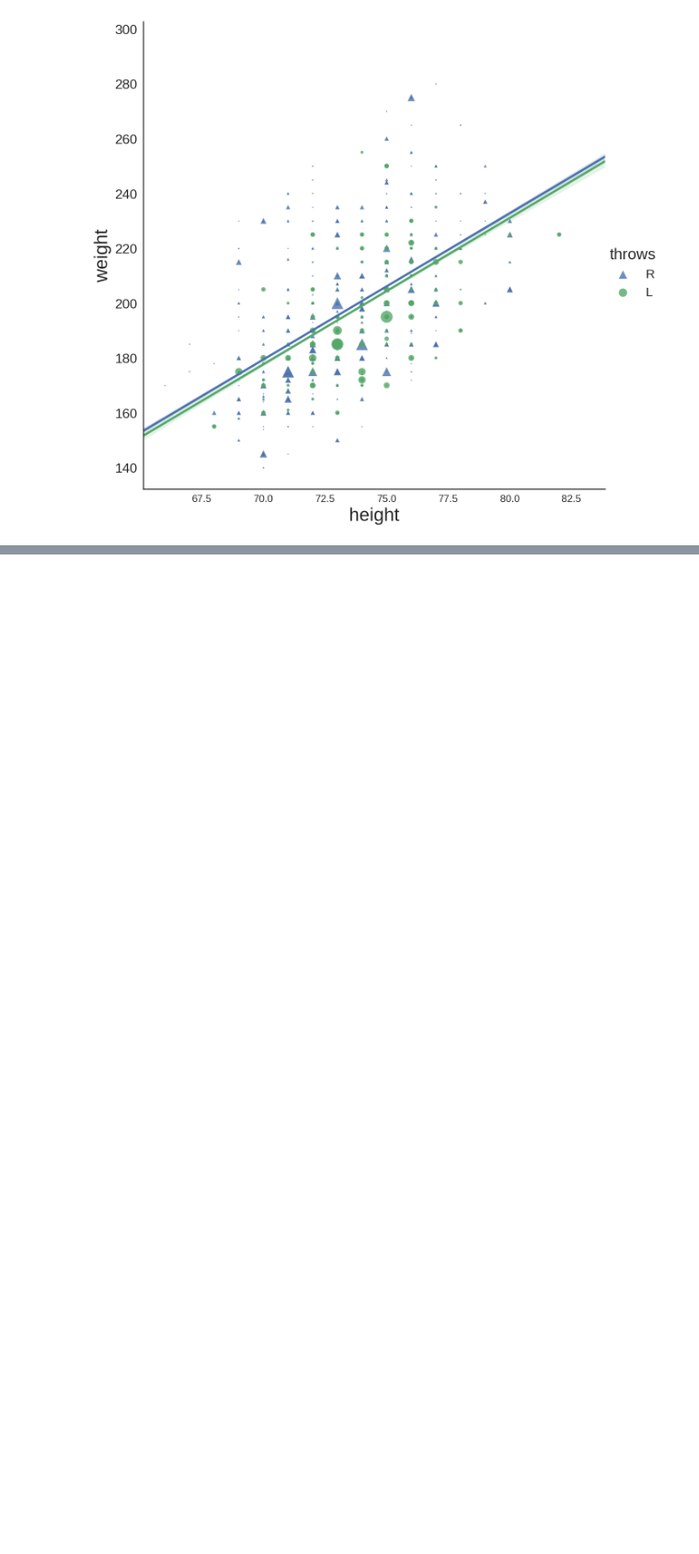
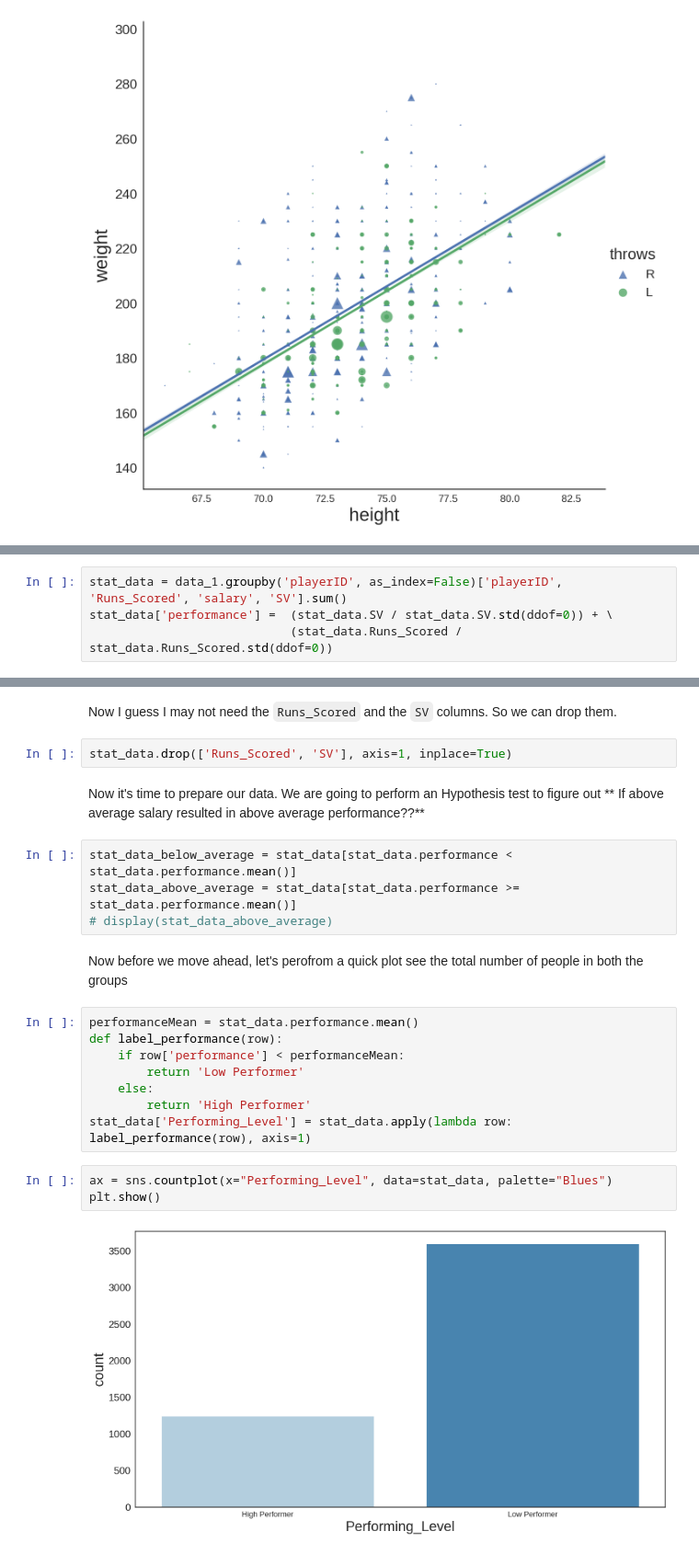
Before and after one commit to MayukhSobo/BaseBall, a Jupyter notebook: src/Baseball.ipynb, the cells around one changed output, grey strips where cells are left out. Shown at 92% size. Cells and saved outputs as stored; diff of their text form; blank space fills up the shorter version.

```diff
--- a/src/Baseball.ipynb
+++ b/src/Baseball.ipynb
@@ -244,0 +241,4 @@ css()
+# %%
+stat_data = data_1.groupby('playerID', as_index=False)['playerID', 'Runs_Scored', 'salary', 'SV'].sum()
+stat_data['performance'] =  (stat_data.SV / stat_data.SV.std(ddof=0)) + \
+                            (stat_data.Runs_Scored / stat_data.Runs_Scored.std(ddof=0))
@@ -244,0 +254,25 @@ css()
+# %% [markdown]
+Now I guess I may not need the `Runs_Scored` and the `SV` columns. So we can drop them.
+# %%
+stat_data.drop(['Runs_Scored', 'SV'], axis=1, inplace=True)
+# %% [markdown]
+Now it's time to prepare our data. We are going to perform an Hypothesis test to figure out ** If above average salary resulted in above average performance??**
+# %%
+stat_data_below_average = stat_data[stat_data.performance < stat_data.performance.mean()]
+stat_data_above_average = stat_data[stat_data.performance >= stat_data.performance.mean()]
+# display(stat_data_above_average)
+# %% [markdown]
+Now before we move ahead, let's perofrom a quick plot see the total number of people in both the groups
+# %%
+performanceMean = stat_data.performance.mean()
+def label_performance(row):
+    if row['performance'] < performanceMean:
+        return 'Low Performer'
+    else:
+        return 'High Performer'
+stat_data['Performing_Level'] = stat_data.apply(lambda row: label_performance(row), axis=1)
+# %%
+ax = sns.countplot(x="Performing_Level", data=stat_data, palette="Blues")
+plt.show()
+# %% [output]
+[figure, added]
```
Also changed, not shown: parts of 11 cells of this notebook, 1 other file.
